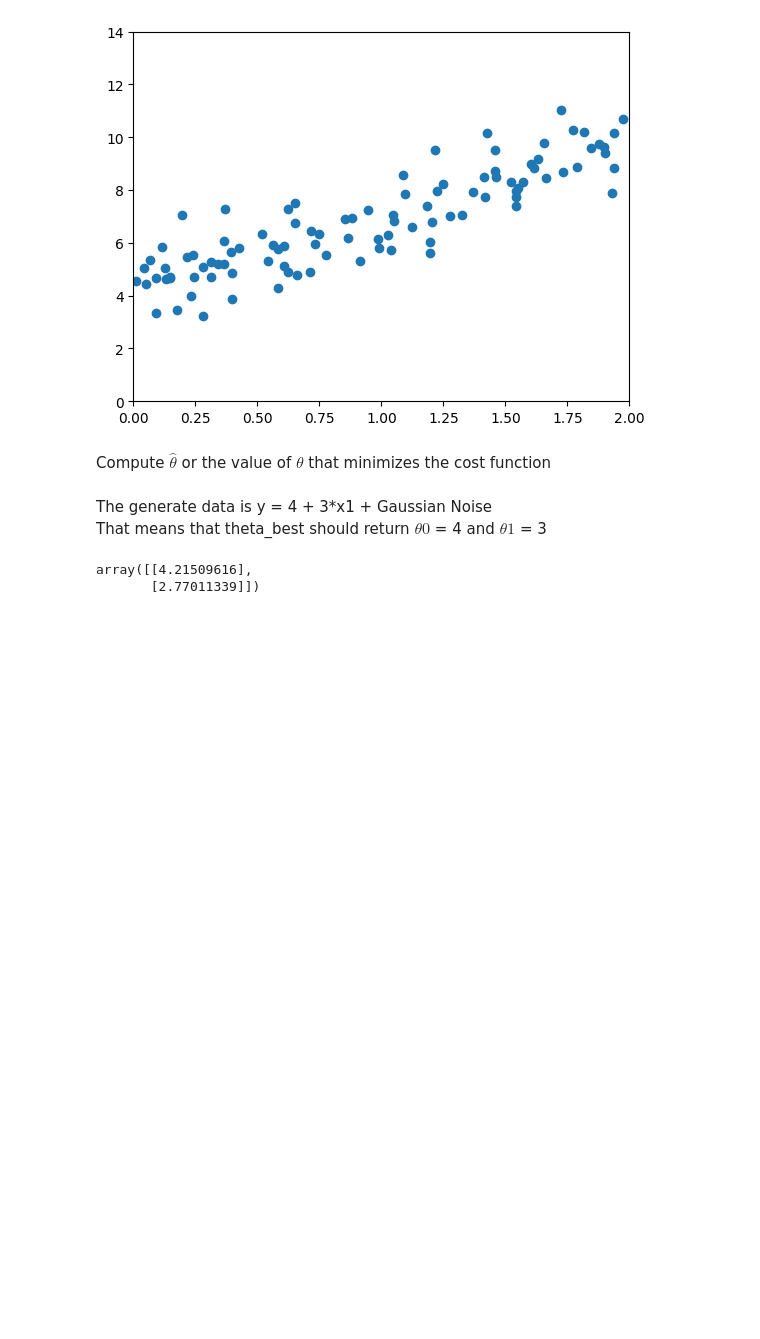
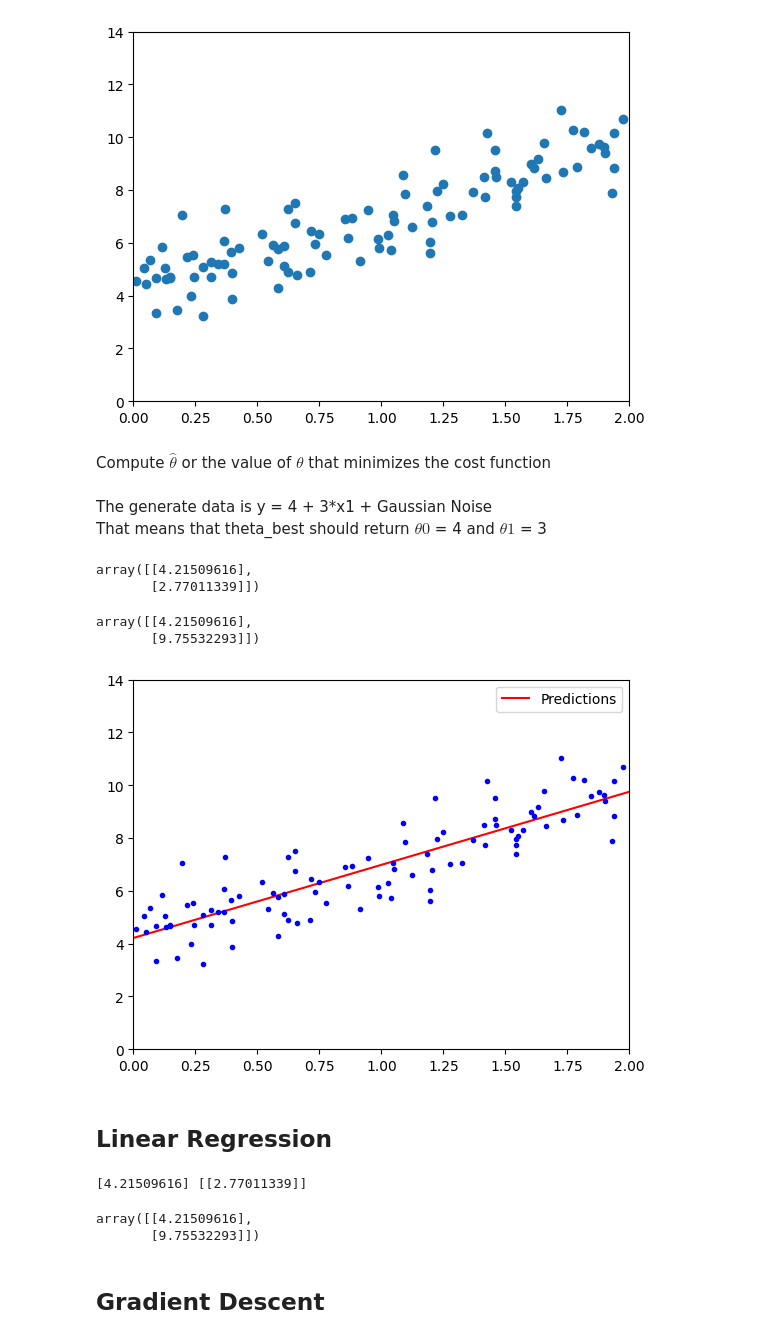
Before and after one commit to mishamickevicius/ML-Projects, a Jupyter notebook: ML-Book-Chapter-Notes/Chapter 4 Basic Models.ipynb, the cells around one changed output. Saved outputs shown, nothing was run; the diff lists cells and outputs as text; code cells hidden in the pictures; blank space fills up the shorter version.

```diff
--- a/ML-Book-Chapter-Notes/Chapter 4 Basic Models.ipynb
+++ b/ML-Book-Chapter-Notes/Chapter 4 Basic Models.ipynb
@@ -34,3 +36,25 @@ theta_best
 # %% [output]
 array([[4.21509616],
        [2.77011339]])
+# %%
+# Make predictions based on theta_best
+X_new = np.array([[0], [2]])
+X_new_b = add_dummy_feature(X_new)
+y_predict = X_new_b @ theta_best
+y_predict
+# %% [output]
+array([[4.21509616],
+       [9.75532293]])
+# %%
+fig, ax = plt.subplots()
+
+ax.plot(X_new, y_predict, "r-", label='Predictions')
+ax.plot(X,y, "b.")
+
+ax.set(xlim=(0,2), ylim=(0,14))
+ax.legend()
+plt.show()
+# %% [output]
+[figure, added]
+# %% [markdown]
+## Linear Regression
@@ -36,0 +64,13 @@ array([[4.21509616],
+# %%
+lin_reg.fit(X,y)
+print(lin_reg.intercept_, lin_reg.coef_)
+# Same coef from the Normal Equation
+# %% [output]
+[4.21509616] [[2.77011339]]
+# %%
+lin_reg.predict(X_new)
+# %% [output]
+array([[4.21509616],
+       [9.75532293]])
+# %% [markdown]
+## Gradient Descent
```
Also changed, not shown: parts of 2 cells of this notebook.
